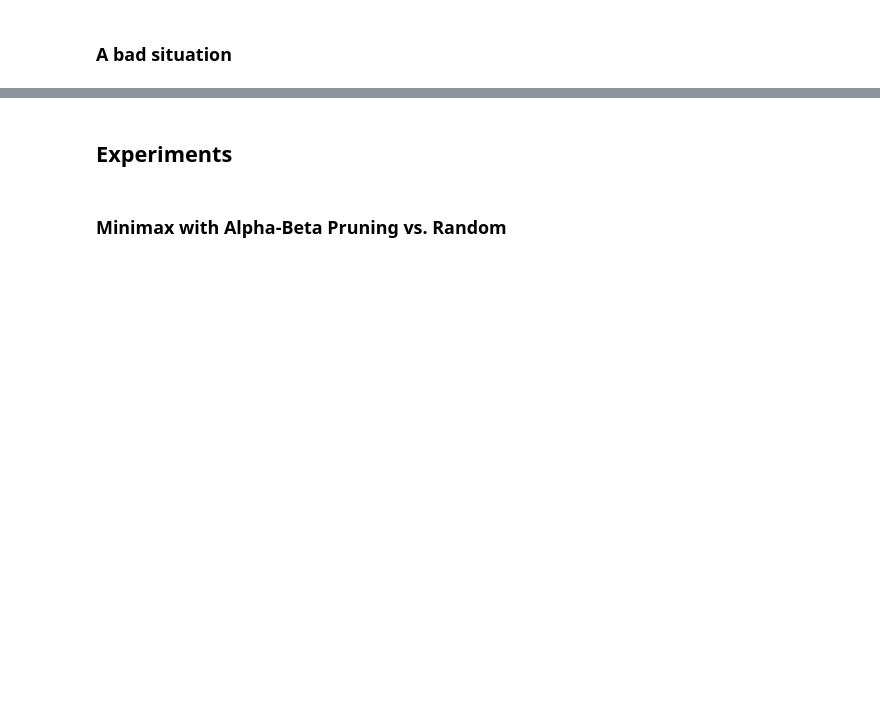
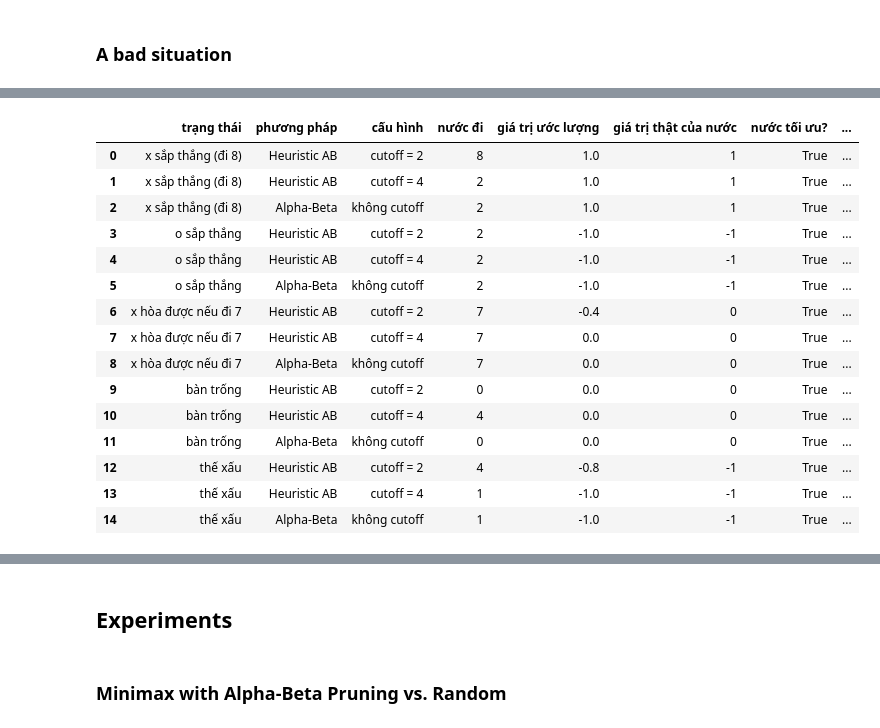
Before and after one commit to 10tothepowerof6/AdvancedAI-Repo, a Jupyter notebook: lab05_game_HuynhTanPhiHung_3124720026_DoXuanTrieu_3124720072_LeTanPhat_3124720050_LeNgocPhuc_3124720053/lab05 - game/tictactoe_heuristic_alpha_beta_tree_search.ipynb, the cells around one changed output, grey strips where cells are left out. Saved outputs shown, nothing was run; the diff lists cells and outputs as text; code cells hidden in the pictures; blank space fills up the shorter version.

Commit message:
feat(lab05): Bài 4 – Alpha-Beta với hàm đánh giá heuristic và giới hạn độ sâu

```diff
--- a/lab05_game_HuynhTanPhiHung_3124720026_DoXuanTrieu_3124720072_LeTanPhat_3124720050_LeNgocPhuc_3124720053/lab05 - game/tictactoe_heuristic_alpha_beta_tree_search.ipynb
+++ b/lab05_game_HuynhTanPhiHung_3124720026_DoXuanTrieu_3124720072_LeTanPhat_3124720050_LeNgocPhuc_3124720053/lab05 - game/tictactoe_heuristic_alpha_beta_tree_search.ipynb
@@ -353,0 +428,45 @@ Wall time: 56.8 ms
+# %%
+def board_from(xs=(), os=()):
+    b = empty_board()
+    for i in xs: b[i] = 'x'
+    for i in os: b[i] = 'o'
+    return b
+
+CASES = {
+    'x sắp thắng (đi 8)':      board_from(xs=(0, 4), os=(1, 3)),
+    'o sắp thắng':             board_from(xs=(4, 8), os=(0, 1, 3)),
+    'x hòa được nếu đi 7':     board_from(xs=(0, 2), os=(1, 4)),
+    'bàn trống':               board_from(),
+    'thế xấu':                 board_from(xs=(2,), os=(0, 8)),
+}
+CONFIGS = [('Heuristic AB', 'cutoff = 2', 2), ('Heuristic AB', 'cutoff = 4', 4), ('Alpha-Beta', 'không cutoff', None)]
+
+rows = []
+for name, board in CASES.items():
+    optimal = run_case(board, None)['value']          # giá trị minimax chính xác của thế cờ
+    for method, config, cutoff in CONFIGS:
+        r = run_case(board, cutoff)
+        rows.append({'trạng thái': name, 'phương pháp': method, 'cấu hình': config,
+                     'nước đi': r['move'], 'giá trị ước lượng': r['value'],
+                     'giá trị thật của nước': exact_move_value(board, 'x', r['move']),
+                     'nước tối ưu?': exact_move_value(board, 'x', r['move']) == optimal,
+                     'số nút': r['nodes'], 'thời gian (ms)': round(r['ms'], 2)})
+case_table = pd.DataFrame(rows)
+case_table
+# %% [output]
+|  | trạng thái | phương pháp | cấu hình | nước đi | giá trị ước lượng | giá trị thật của nước | nước tối ưu? | ... |
+| 0 | x sắp thắng (đi 8) | Heuristic AB | cutoff = 2 | 8 | 1.0 | 1 | True | ... |
+| 1 | x sắp thắng (đi 8) | Heuristic AB | cutoff = 4 | 2 | 1.0 | 1 | True | ... |
+| 2 | x sắp thắng (đi 8) | Alpha-Beta | không cutoff | 2 | 1.0 | 1 | True | ... |
+| 3 | o sắp thắng | Heuristic AB | cutoff = 2 | 2 | -1.0 | -1 | True | ... |
+| 4 | o sắp thắng | Heuristic AB | cutoff = 4 | 2 | -1.0 | -1 | True | ... |
+| 5 | o sắp thắng | Alpha-Beta | không cutoff | 2 | -1.0 | -1 | True | ... |
+| 6 | x hòa được nếu đi 7 | Heuristic AB | cutoff = 2 | 7 | -0.4 | 0 | True | ... |
+| 7 | x hòa được nếu đi 7 | Heuristic AB | cutoff = 4 | 7 | 0.0 | 0 | True | ... |
+| 8 | x hòa được nếu đi 7 | Alpha-Beta | không cutoff | 7 | 0.0 | 0 | True | ... |
+| 9 | bàn trống | Heuristic AB | cutoff = 2 | 0 | 0.0 | 0 | True | ... |
+| 10 | bàn trống | Heuristic AB | cutoff = 4 | 4 | 0.0 | 0 | True | ... |
+| 11 | bàn trống | Alpha-Beta | không cutoff | 0 | 0.0 | 0 | True | ... |
+| 12 | thế xấu | Heuristic AB | cutoff = 2 | 4 | -0.8 | -1 | True | ... |
+| 13 | thế xấu | Heuristic AB | cutoff = 4 | 1 | -1.0 | -1 | True | ... |
+| 14 | thế xấu | Alpha-Beta | không cutoff | 1 | -1.0 | -1 | True | ... |
```
Also changed, not shown: parts of 34 cells of this notebook.
